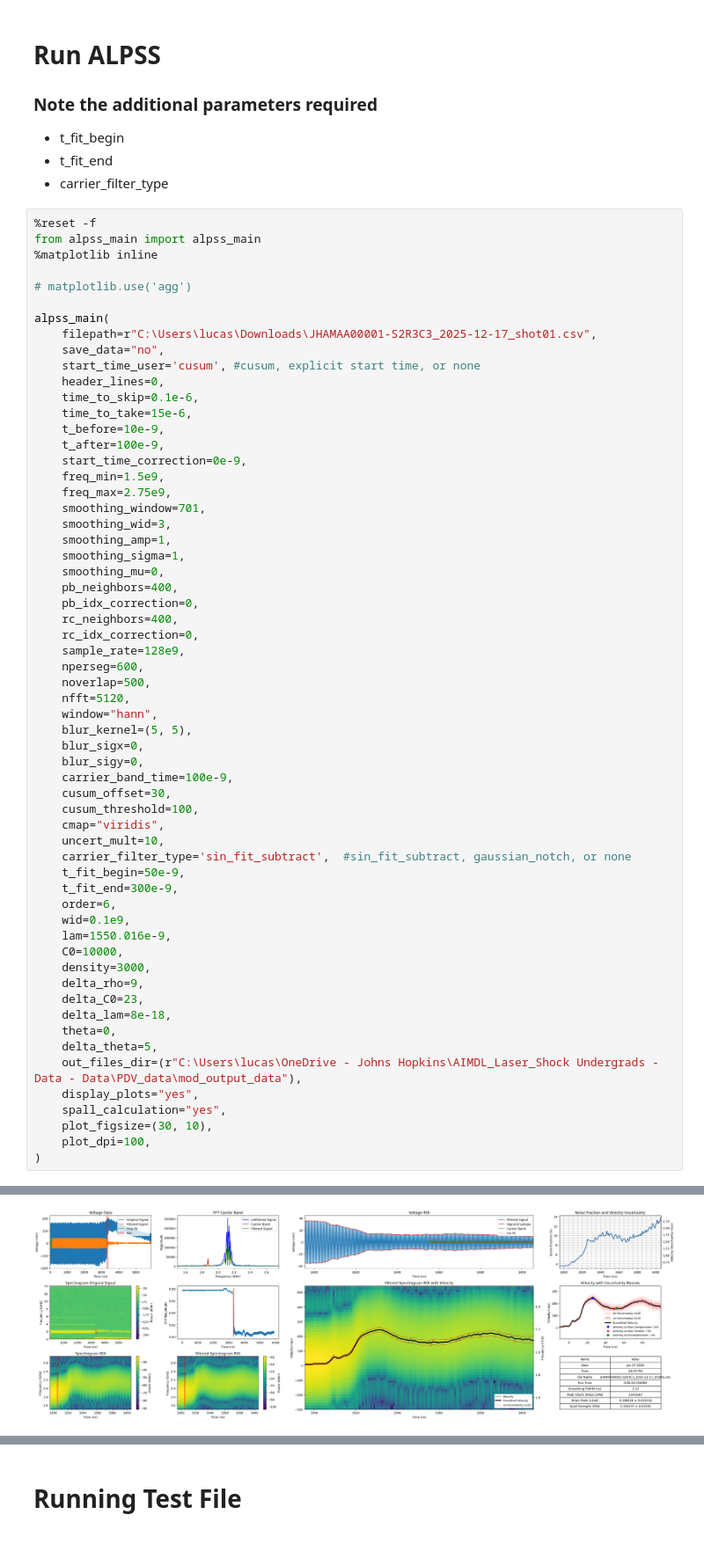
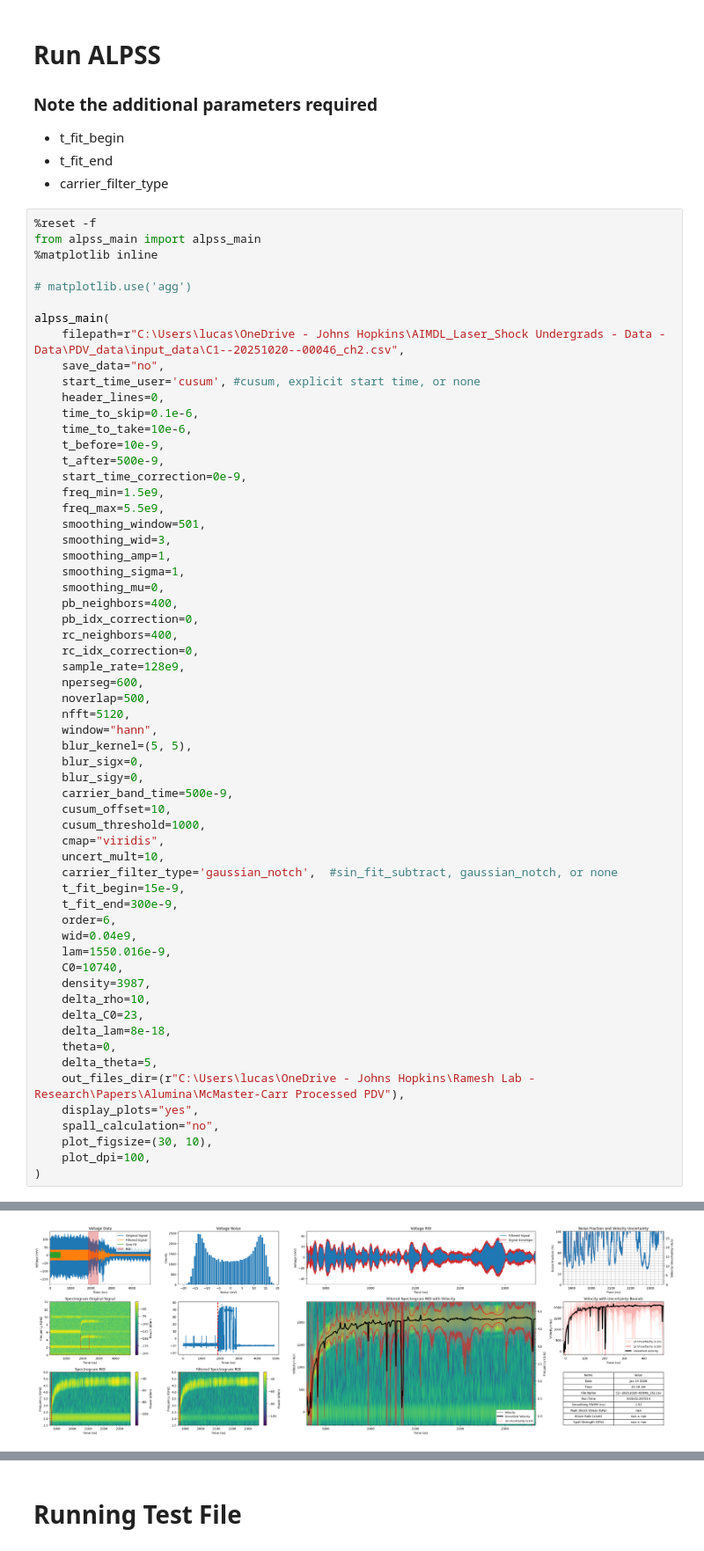
Before and after one commit to lrack02/ALPSS, a Jupyter notebook: src/alpss_run.ipynb, the cells around one changed output, grey strips where cells are left out. Shown at 88% size. Drawn from its saved outputs; the diff is of its cells as text.

Commit message:
fixing plotting and saving

```diff
--- a/src/alpss_run.ipynb
+++ b/src/alpss_run.ipynb
@@ -12,18 +12,18 @@ from alpss_main import alpss_main
 # matplotlib.use('agg')
 
 alpss_main(
-    filepath=r"C:\Users\lucas\Downloads\JHAMAA00001-S2R3C3_2025-12-17_shot01.csv",
+    filepath=r"C:\Users\lucas\OneDrive - Johns Hopkins\AIMDL_Laser_Shock Undergrads - Data - Data\PDV_data\input_data\C1--20251020--00046_ch2.csv",
     save_data="no",
     start_time_user='cusum', #cusum, explicit start time, or none
     header_lines=0,
     time_to_skip=0.1e-6,
-    time_to_take=15e-6,
+    time_to_take=10e-6,
     t_before=10e-9,
-    t_after=100e-9,
+    t_after=500e-9,
     start_time_correction=0e-9,
     freq_min=1.5e9,
-    freq_max=2.75e9,
-    smoothing_window=701,
+    freq_max=5.5e9,
+    smoothing_window=501,
     smoothing_wid=3,
     smoothing_amp=1,
     smoothing_sigma=1,
@@ -40,27 +40,27 @@ alpss_main(
     blur_kernel=(5, 5),
     blur_sigx=0,
     blur_sigy=0,
-    carrier_band_time=100e-9,
-    cusum_offset=30,
-    cusum_threshold=100,
+    carrier_band_time=500e-9,
+    cusum_offset=10,
+    cusum_threshold=1000,
     cmap="viridis",
     uncert_mult=10,
-    carrier_filter_type='sin_fit_subtract',  #sin_fit_subtract, gaussian_notch, or none
-    t_fit_begin=50e-9,
+    carrier_filter_type='gaussian_notch',  #sin_fit_subtract, gaussian_notch, or none
+    t_fit_begin=15e-9,
     t_fit_end=300e-9,
     order=6,
-    wid=0.1e9,
+    wid=0.04e9,
     lam=1550.016e-9,
-    C0=10000,
-    density=3000,
-    delta_rho=9,
+    C0=10740,
+    density=3987,
+    delta_rho=10,
     delta_C0=23,
     delta_lam=8e-18,
     theta=0,
     delta_theta=5,
-    out_files_dir=(r"C:\Users\lucas\OneDrive - Johns Hopkins\AIMDL_Laser_Shock Undergrads - Data - Data\PDV_data\mod_output_data"),
+    out_files_dir=(r"C:\Users\lucas\OneDrive - Johns Hopkins\Ramesh Lab - Research\Papers\Alumina\McMaster-Carr Processed PDV"),
     display_plots="yes",
-    spall_calculation="yes",
+    spall_calculation="no",
     plot_figsize=(30, 10),
     plot_dpi=100,
 )
@@ -69,4 +69,4 @@ alpss_main(
-[figure, old version]
+[figure, new version]
 (<Figure size 3000x1000 with 16 Axes>,)
 # %% [markdown]
 # Running Test File
```
Also changed, not shown: parts of 2 cells of this notebook, 12 other files.
